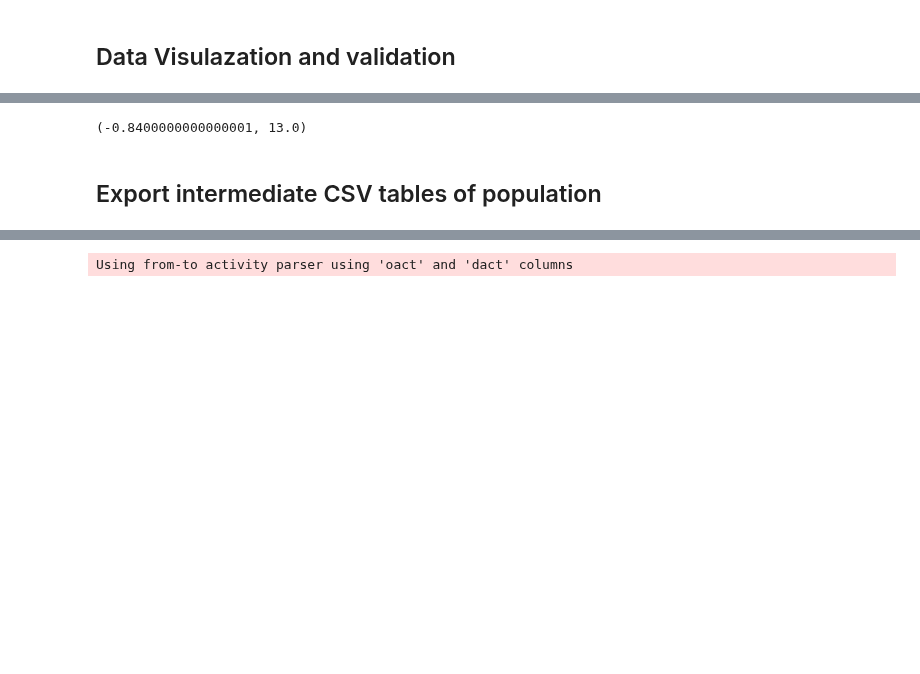
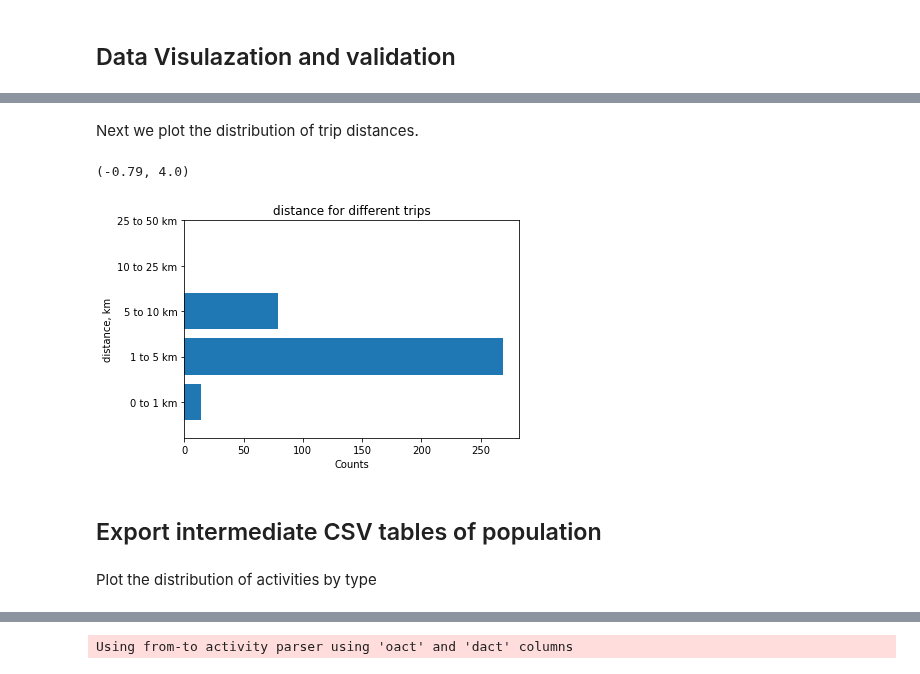
Before and after one commit to arup-group/pam, a Jupyter notebook: examples/04_Example-Create-Population-Londinium.ipynb, the cells around one changed output, grey strips where cells are left out. Cells and saved outputs as stored; diff of their text form; code cells hidden in the pictures; blank space fills up the shorter version.

```diff
--- a/examples/04_Example-Create-Population-Londinium.ipynb
+++ b/examples/04_Example-Create-Population-Londinium.ipynb
@@ -400,18 +435,23 @@ distances
 | 5 | 50 to 100 km | 0 |
 | 6 | 100 to 200 km | 0 |
 | 7 | 200+ km | 0 |
+# %% [markdown]
+Next we plot the distribution of trip distances.
 # %%
 plt.barh(distances["distance"], distances["trips"])
 plt.xlabel("Counts")
-plt.ylabel("distance for trips")
+plt.ylabel("distance, km")
 plt.title("distance for different trips")
 plt.ylim(ymax = "25 to 50 km")
 # %% [output]
-(-0.8400000000000001, 13.0)
+(-0.79, 4.0)
+[figure, added]
 # %% [markdown]
 ## Export intermediate CSV tables of population
 # %%
 to_csv(population, dir = "outputs", crs = "epsg:27700")
+# %% [markdown]
+Plot the distribution of activities by type
 # %%
 df_activity = pd.read_csv(os.path.join("outputs", "activities.csv"))
 totals = df_activity.activity.value_counts()
```
Also changed, not shown: parts of 46 cells of this notebook.
